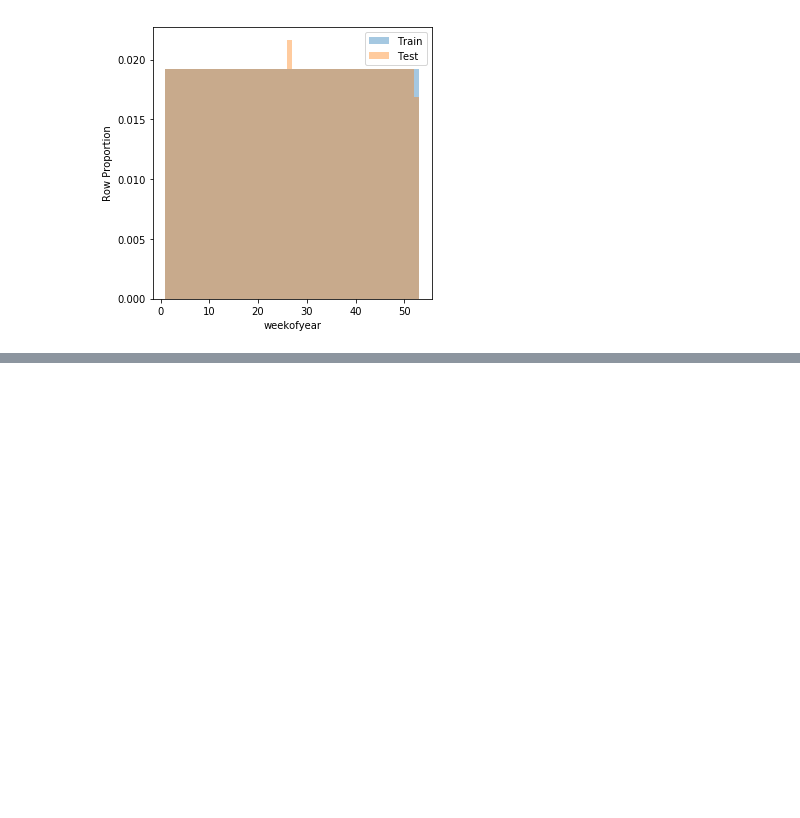
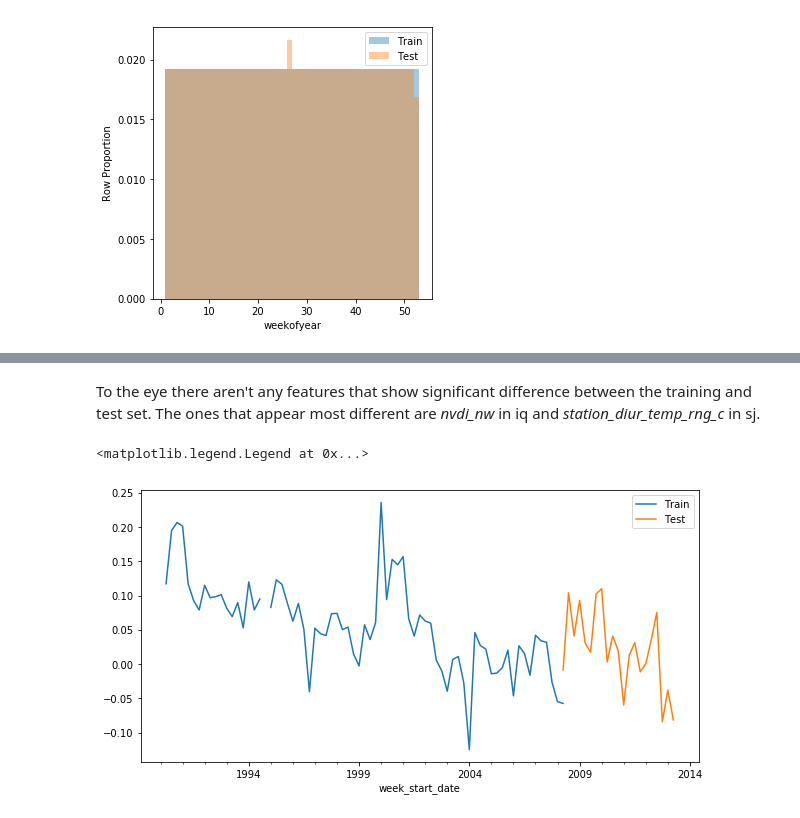
Before and after one commit to chrisgschon/DengAI, a Jupyter notebook: notebooks/Exploratory_Data_Analysis.ipynb, the cells around one changed output, grey strips where cells are left out. Drawn from its saved outputs; the diff is of its cells as text; code cells hidden in the pictures; blank space fills up the shorter version.

```diff
--- a/notebooks/Exploratory_Data_Analysis.ipynb
+++ b/notebooks/Exploratory_Data_Analysis.ipynb
@@ -95,0 +115,11 @@ plt.ylabel('Row Proportion');
+# %% [markdown]
+To the eye there aren't any features that show significant difference between the training and test set. The ones that appear most different are *nvdi_nw* in iq and *station_diur_temp_rng_c* in sj.
+# %%
+fig, ax = plt.subplots(figsize = (10,5))
+train[train['city'] == 'sj'][['week_start_date', 'ndvi_ne']].set_index(pd.DatetimeIndex(train[train['city'] == 'sj']['week_start_date'])).groupby(pd.Grouper(freq='Q')).mean().plot(ax = ax, label = 'Train SJ')
+test[test['city'] == 'sj'][['week_start_date', 'ndvi_ne']].set_index(pd.DatetimeIndex(test[test['city'] == 'sj']['week_start_date'])).groupby(pd.Grouper(freq='Q')).mean().plot(ax = ax, label = 'Test SJ')
+#ax.legend_.remove()
+ax.legend(labels=['Train', 'Test'])
+# %% [output]
+<matplotlib.legend.Legend at 0x...>
+[figure, added]
```
Also changed, not shown: parts of 16 cells of this notebook, 2 other files.
